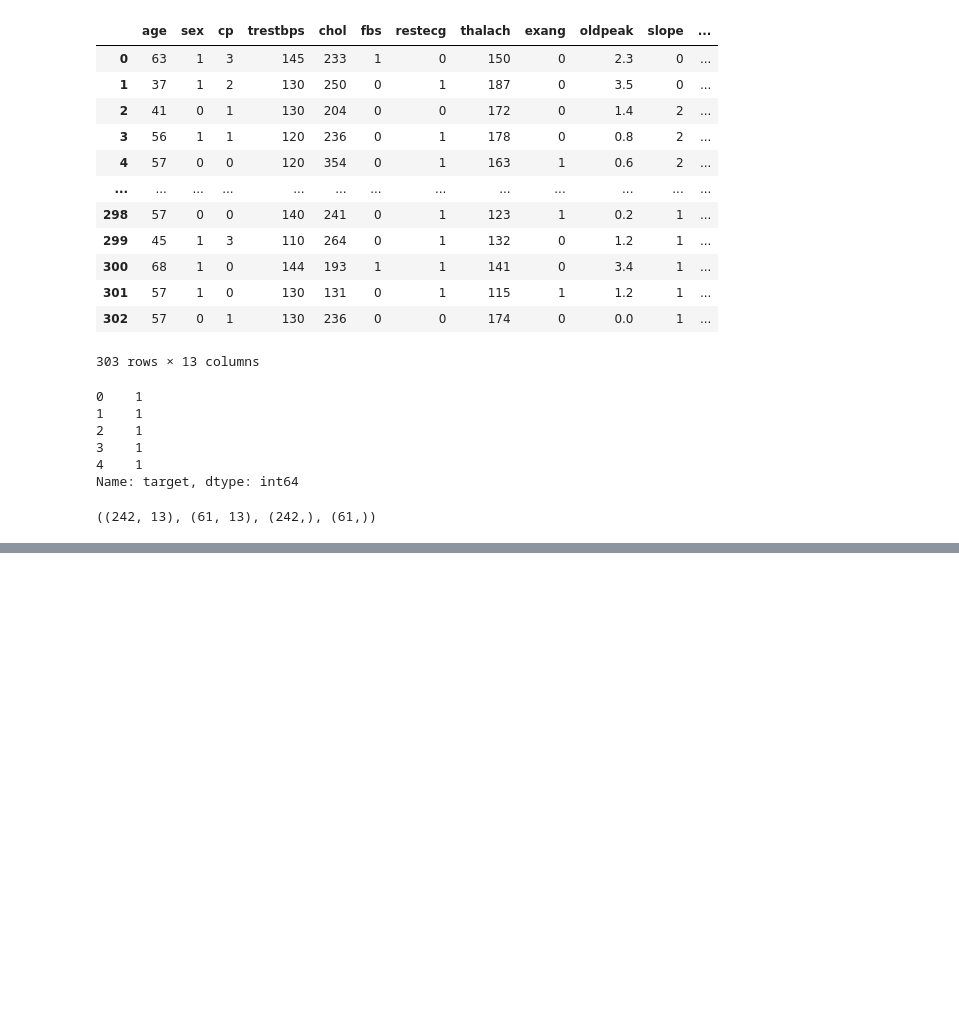
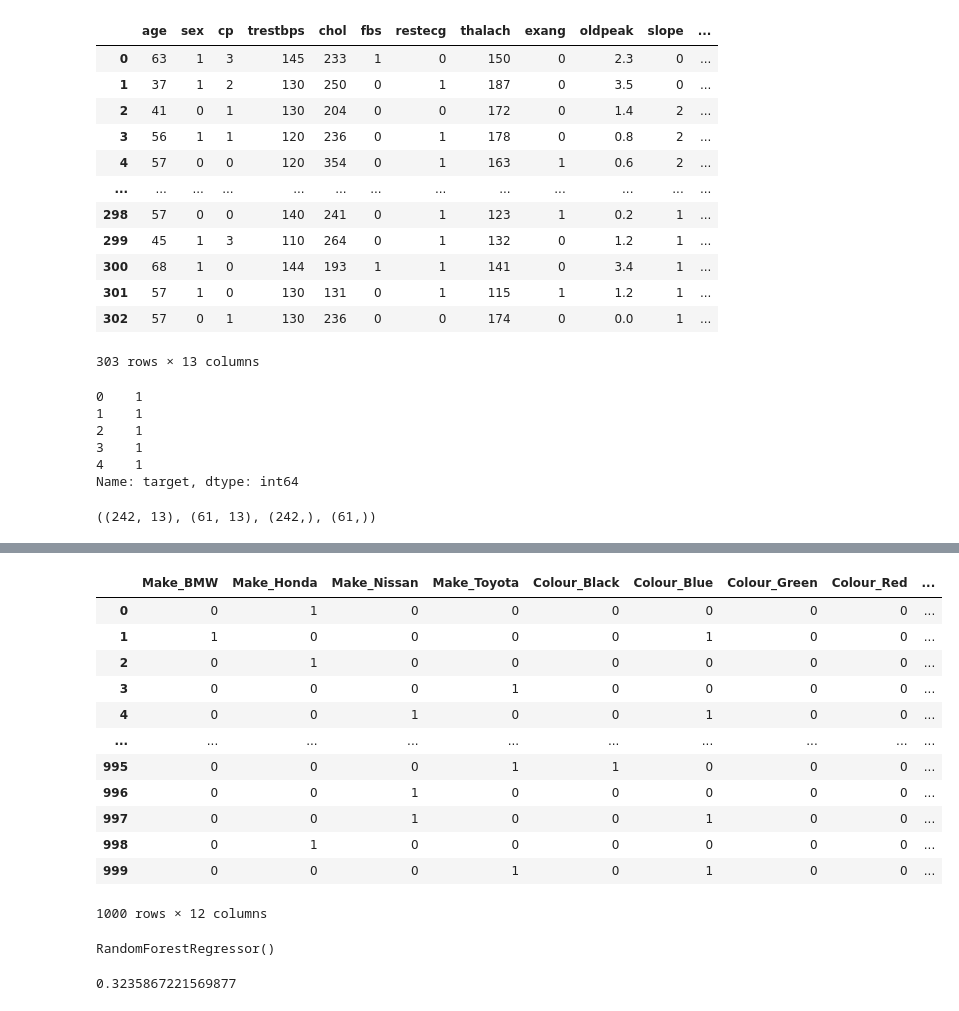
Before and after one commit to anshgupta00/ml-course, a Jupyter notebook: scikit_learn.ipynb, the cells around one changed output, grey strips where cells are left out. Saved outputs shown, nothing was run; the diff lists cells and outputs as text; code cells hidden in the pictures; blank space fills up the shorter version.

```diff
--- a/scikit_learn.ipynb
+++ b/scikit_learn.ipynb
@@ -81,0 +253,30 @@ X_train.shape,X_test.shape,y_train.shape,y_test.shape
+# %%
+dummies = pd.get_dummies(car_sales[["Make", "Colour", "Doors"]])
+dummies = dummies.astype(int)
+dummies
+# %% [output]
+|  | Make_BMW | Make_Honda | Make_Nissan | Make_Toyota | Colour_Black | Colour_Blue | Colour_Green | Colour_Red | ... |
+| 0 | 0 | 1 | 0 | 0 | 0 | 0 | 0 | 0 | ... |
+| 1 | 1 | 0 | 0 | 0 | 0 | 1 | 0 | 0 | ... |
+| 2 | 0 | 1 | 0 | 0 | 0 | 0 | 0 | 0 | ... |
+| 3 | 0 | 0 | 0 | 1 | 0 | 0 | 0 | 0 | ... |
+| 4 | 0 | 0 | 1 | 0 | 0 | 1 | 0 | 0 | ... |
+| ... | ... | ... | ... | ... | ... | ... | ... | ... | ... |
+| 995 | 0 | 0 | 0 | 1 | 1 | 0 | 0 | 0 | ... |
+| 996 | 0 | 0 | 1 | 0 | 0 | 0 | 0 | 0 | ... |
+| 997 | 0 | 0 | 1 | 0 | 0 | 1 | 0 | 0 | ... |
+| 998 | 0 | 1 | 0 | 0 | 0 | 0 | 0 | 0 | ... |
+| 999 | 0 | 0 | 0 | 1 | 0 | 1 | 0 | 0 | ... |
+1000 rows × 12 columns
+# %%
+#lets refit the model
+
+np.random.seed(42)
+X_train,X_test,y_train,y_test=train_test_split(transformed_X,y,test_size=0.2)
+model.fit(X_train,y_train)
+# %% [output]
+RandomForestRegressor()
+# %%
+model.score(X_test,y_test)
+# %% [output]
+0.3235867221569877
```
Also changed, not shown: parts of 24 cells of this notebook, 2 other files.
